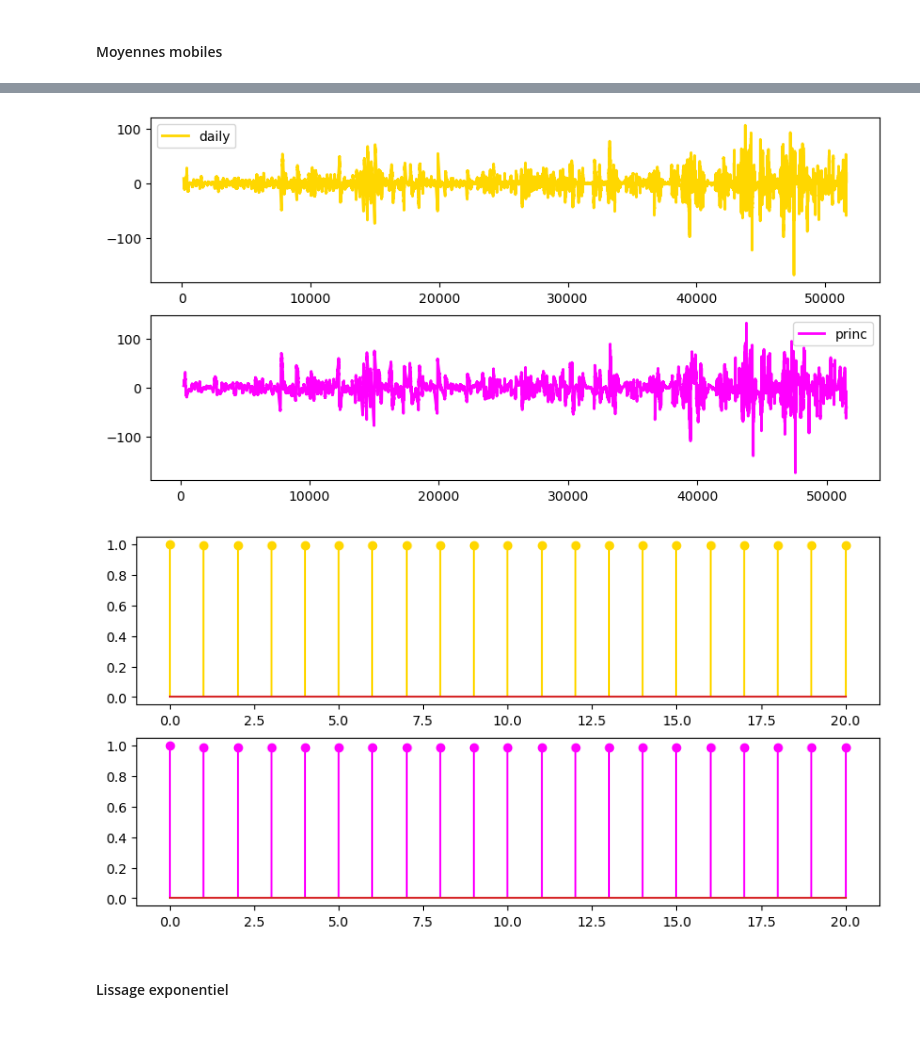
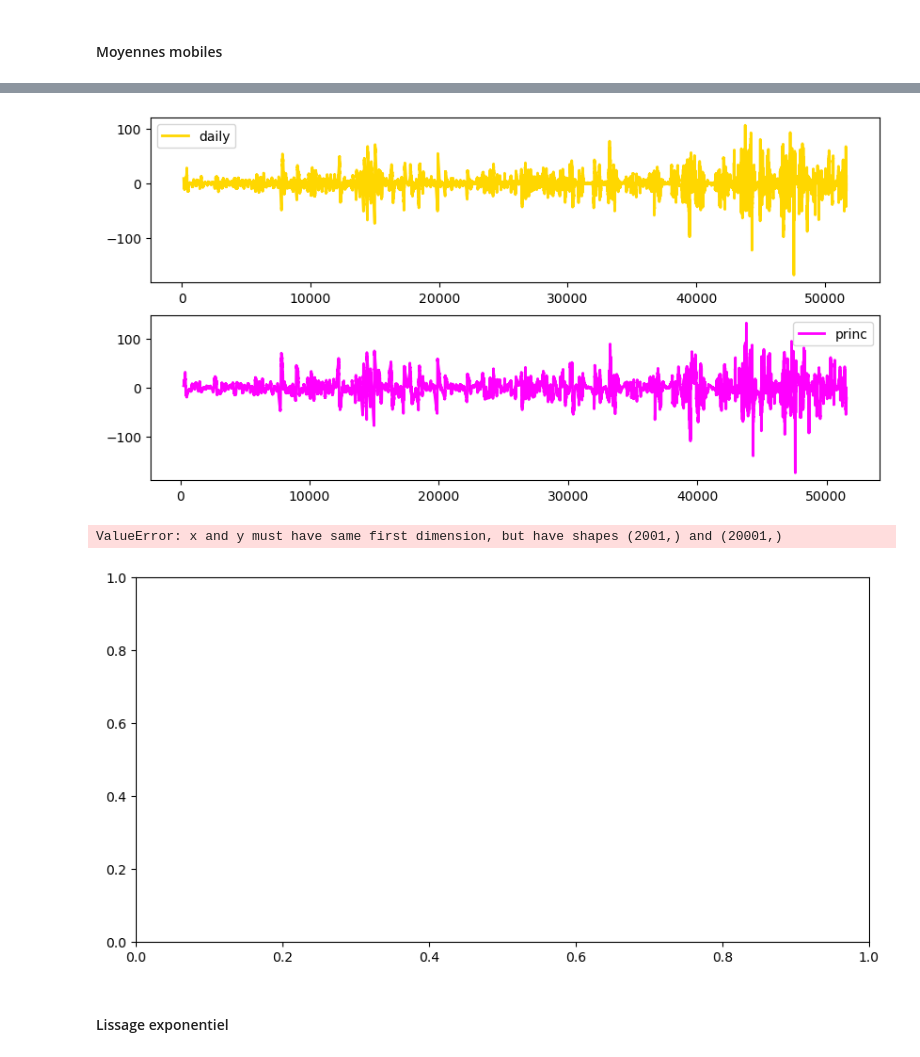
Before and after one commit to PiDchsn/Projet-RI, a Jupyter notebook: Analyse.ipynb, the cells around one changed output, grey strips where cells are left out. Cells and saved outputs as stored; diff of their text form; code cells hidden in the pictures.

```diff
--- a/Analyse.ipynb
+++ b/Analyse.ipynb
@@ -14,8 +14,8 @@ data = pd.read_csv('./data2.csv', sep=";")
 ## Mise en forme Série Temporelle
 # %%
 #  Séléectionner les bonnes colonnes
-data = data.iloc[:, [0, 1, 6]].to_numpy()
-
+data = data_real.iloc[:, [0, 1, 6]].to_numpy()
+# print(data)
 # Mettre en Serie temporelle
 time_serie = pd.Series(data[:, 2], dtype='float64')
 
@@ -164,6 +185,8 @@ Nombre d'offset détectés : 10
 Indices des pics : []
 Indices des offset : [7733, 22175, 33662, 45001, 45975, 46692, 46774, 50267, 51159, 51790]
 Valeurs des pics : []
+# %%
+data_clean = data_crop
 # %%
 # Valeur des offset
 data_diff = []
@@ -636,16 +736,6 @@ plt.show()
 ### Modélisation à la main
 # %% [markdown]
 #### Filtre passe-bas
-# %%
-# Calcul de l'autocorrélation
-def autocorrelation(series, max_lag):
-    acf = [1.0]  # Autocorrélation au décalage 0 est toujours 1
-    mean = np.mean(series)
-    var = np.var(series)
-    for lag in range(1, max_lag + 1):
-        cov = np.sum((series[:-lag] - mean) * (series[lag:] - mean)) / len(series)
-        acf.append(cov / var)
-    return acf
 # %%
 # Plot de la tendance à l'aide d'un filtre passe-bas
 
@@ -832,12 +919,15 @@ plt.legend()
 plt.show()
 
 # Choix du nombre de décalages (lags) à afficher
-max_lag = 20
-acf_values = autocorrelation(residus, max_lag)
+max_lag = 20000
+acf_values = sm.tsa.acf(residus, nlags = max_lag)
 
 # Affichage de l'autocorrélation
 plt.figure(figsize=(10, 5))
-plt.stem(range(max_lag + 1), acf_values)
+plt.plot(range(max_lag + 1), acf_values)
+plt.axhline(y=0.2, color='black', linestyle='--', label='Ligne à x=0.2')
+plt.axhline(y=0, color='red', label='Ligne à x=0')
+plt.axhline(y=-0.2, color='black', linestyle='--', label='Ligne à x=-0.2')
 plt.xlabel("Décalage (lag)")
 plt.ylabel("Autocorrélation")
 plt.title("Autocorrélation des résidus")
@@ -863,39 +953,43 @@ plt.legend()
 plt.subplot(3, 1, 2)
 plt.plot(rolling_mean_d, label='Trend journalière', color='gold', linewidth=2)
 plt.legend()
 plt.subplot(3, 1, 3)
 plt.plot(rolling_mean_p, label='Trend de la fréquence principale', color='fuchsia', linewidth=2)
 plt.legend()
 plt.show()
 
 daily = rolling_mean_d-data
 princ = rolling_mean_p-data
 
 plt.figure(figsize=(10, 5))
 plt.subplot(2, 1, 1)
 plt.plot(daily, label='daily', color='gold', linewidth=2)
 plt.legend()
 plt.subplot(2, 1, 2)
 plt.plot(princ, label='princ', color='fuchsia', linewidth=2)
 plt.legend()
 plt.show()
 
 # Choix du nombre de décalages (lags) à afficher
-max_lag = 20
+max_lag = 2000
 acf_values_daily = autocorrelation(daily, max_lag)
 acf_values_princ = autocorrelation(princ, max_lag)
 
 # Affichage de l'autocorrélation
 plt.figure(figsize=(10, 5))
-plt.subplot(2, 1, 1)
-plt.stem(range(max_lag + 1), acf_values_daily, linefmt="gold")
-plt.subplot(2, 1, 2)
-plt.stem(range(max_lag + 1), acf_values_princ, linefmt="fuchsia")
+plt.plot(range(max_lag + 1), acf_values)
+plt.axhline(y=0.2, color='black', linestyle='--', label='Ligne à x=0.2')
+plt.axhline(y=0, color='red', label='Ligne à x=0')
+plt.axhline(y=-0.2, color='black', linestyle='--', label='Ligne à x=-0.2')
+plt.xlabel("Décalage (lag)")
+plt.ylabel("Autocorrélation")
+plt.title("Autocorrélation des résidus")
 plt.show()
 # %% [output]
 [figure]
 [figure]
+ValueError: x and y must have same first dimension, but have shapes (2001,) and (20001,)
-[figure, old version]
+[figure, new version]
 # %% [markdown]
 #### Lissage exponentiel
 # %%
```
Also changed, not shown: parts of 29 cells of this notebook.
